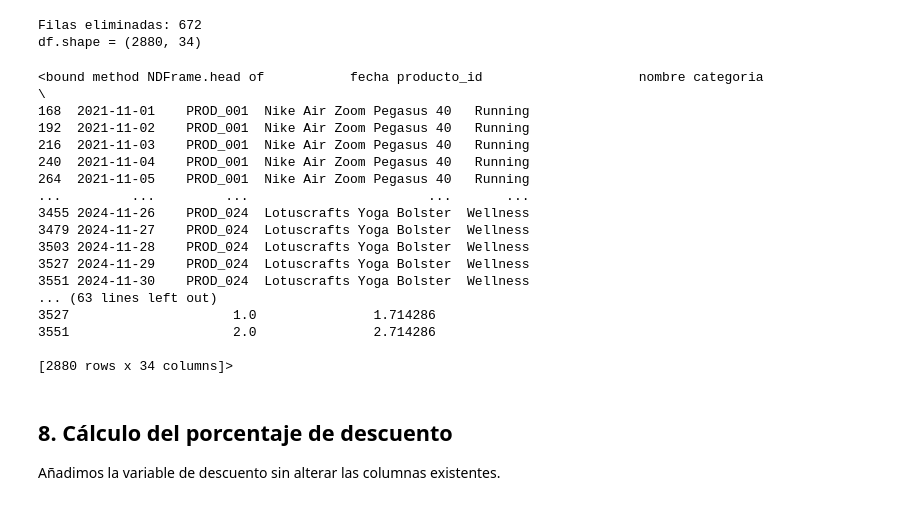
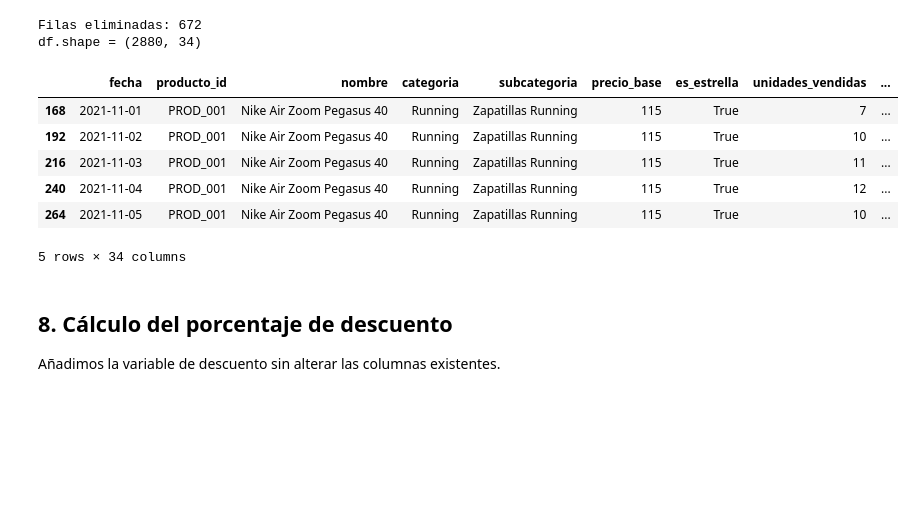
Before and after one commit to florenciaalmironfr-svg/prevision-ventes, a Jupyter notebook: notebooks/Entrenamiento.ipynb, the cells around one changed output. Drawn from its saved outputs; the diff is of its cells as text; code cells hidden in the pictures; blank space fills up the shorter version.

```diff
--- a/notebooks/Entrenamiento.ipynb
+++ b/notebooks/Entrenamiento.ipynb
@@ -586,25 +586,15 @@ print(f"df.shape = {df.shape}")
 Filas eliminadas: 672
 df.shape = (2880, 34)
 # %%
-df.head
+df.head()
 # %% [output]
+|  | fecha | producto_id | nombre | categoria | subcategoria | precio_base | es_estrella | unidades_vendidas | ... |
+| 168 | 2021-11-01 | PROD_001 | Nike Air Zoom Pegasus 40 | Running | Zapatillas Running | 115 | True | 7 | ... |
+| 192 | 2021-11-02 | PROD_001 | Nike Air Zoom Pegasus 40 | Running | Zapatillas Running | 115 | True | 10 | ... |
+| 216 | 2021-11-03 | PROD_001 | Nike Air Zoom Pegasus 40 | Running | Zapatillas Running | 115 | True | 11 | ... |
+| 240 | 2021-11-04 | PROD_001 | Nike Air Zoom Pegasus 40 | Running | Zapatillas Running | 115 | True | 12 | ... |
+| 264 | 2021-11-05 | PROD_001 | Nike Air Zoom Pegasus 40 | Running | Zapatillas Running | 115 | True | 10 | ... |
-<bound method NDFrame.head of           fecha producto_id                    nombre categoria  \
-168  2021-11-01    PROD_001  Nike Air Zoom Pegasus 40   Running
-192  2021-11-02    PROD_001  Nike Air Zoom Pegasus 40   Running
-216  2021-11-03    PROD_001  Nike Air Zoom Pegasus 40   Running
-240  2021-11-04    PROD_001  Nike Air Zoom Pegasus 40   Running
-264  2021-11-05    PROD_001  Nike Air Zoom Pegasus 40   Running
-...         ...         ...                       ...       ...
-3455 2024-11-26    PROD_024  Lotuscrafts Yoga Bolster  Wellness
-3479 2024-11-27    PROD_024  Lotuscrafts Yoga Bolster  Wellness
-3503 2024-11-28    PROD_024  Lotuscrafts Yoga Bolster  Wellness
-3527 2024-11-29    PROD_024  Lotuscrafts Yoga Bolster  Wellness
-3551 2024-11-30    PROD_024  Lotuscrafts Yoga Bolster  Wellness
-... (63 lines left out)
-3527                     1.0               1.714286
-3551                     2.0               2.714286
-
-[2880 rows x 34 columns]>
+5 rows × 34 columns
 # %% [markdown]
 ## 8. Cálculo del porcentaje de descuento
 
```
Also changed, not shown: parts of 3 cells of this notebook.
